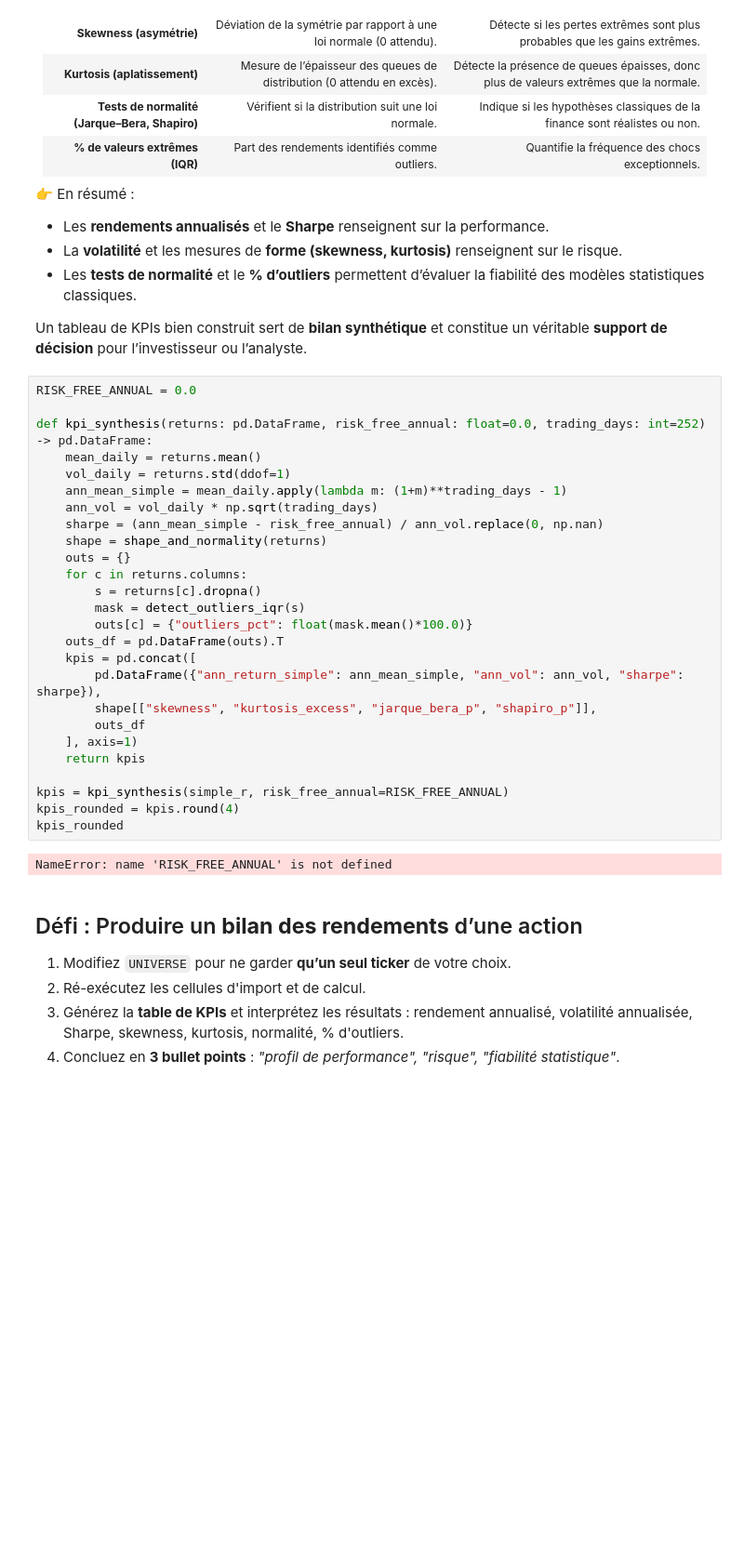
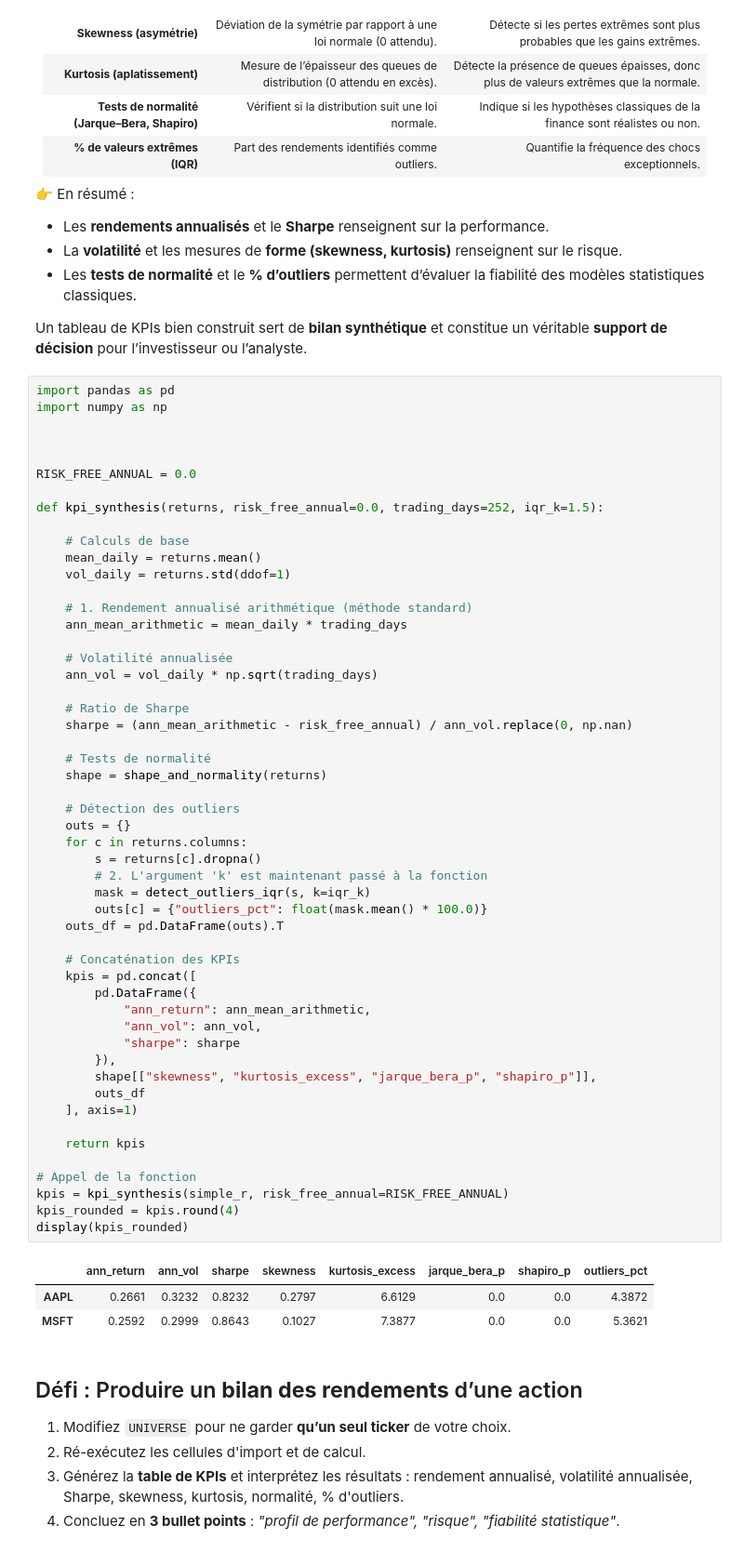
Before and after one commit to LinkedInLearning/statistique-finance-python_5492064, a Jupyter notebook: Codes/01_Analyse_Rendements_Financiers.ipynb, the cells around one changed output. Shown at 93% size. Cells and saved outputs as stored; diff of their text form; blank space fills up the shorter version.

```diff
--- a/Codes/01_Analyse_Rendements_Financiers.ipynb
+++ b/Codes/01_Analyse_Rendements_Financiers.ipynb
@@ -386,33 +425,61 @@ Ces indicateurs fournissent une vision globale du comportement d’un actif fina
 
 Un tableau de KPIs bien construit sert de **bilan synthétique** et constitue un véritable **support de décision** pour l’investisseur ou l’analyste.
 # %%
+import pandas as pd
+import numpy as np
+
+
+
 RISK_FREE_ANNUAL = 0.0
 
-def kpi_synthesis(returns: pd.DataFrame, risk_free_annual: float=0.0, trading_days: int=252) -> pd.DataFrame:
+def kpi_synthesis(returns, risk_free_annual=0.0, trading_days=252, iqr_k=1.5):
+
+    # Calculs de base
     mean_daily = returns.mean()
     vol_daily = returns.std(ddof=1)
-    ann_mean_simple = mean_daily.apply(lambda m: (1+m)**trading_days - 1)
+
+    # 1. Rendement annualisé arithmétique (méthode standard)
+    ann_mean_arithmetic = mean_daily * trading_days
+
+    # Volatilité annualisée
     ann_vol = vol_daily * np.sqrt(trading_days)
-    sharpe = (ann_mean_simple - risk_free_annual) / ann_vol.replace(0, np.nan)
+
+    # Ratio de Sharpe
+    sharpe = (ann_mean_arithmetic - risk_free_annual) / ann_vol.replace(0, np.nan)
+
+    # Tests de normalité
     shape = shape_and_normality(returns)
+
+    # Détection des outliers
     outs = {}
     for c in returns.columns:
         s = returns[c].dropna()
-        mask = detect_outliers_iqr(s)
-        outs[c] = {"outliers_pct": float(mask.mean()*100.0)}
+        # 2. L'argument 'k' est maintenant passé à la fonction
+        mask = detect_outliers_iqr(s, k=iqr_k)
+        outs[c] = {"outliers_pct": float(mask.mean() * 100.0)}
     outs_df = pd.DataFrame(outs).T
+
+    # Concaténation des KPIs
     kpis = pd.concat([
-        pd.DataFrame({"ann_return_simple": ann_mean_simple, "ann_vol": ann_vol, "sharpe": sharpe}),
+        pd.DataFrame({
+            "ann_return": ann_mean_arithmetic,
+            "ann_vol": ann_vol,
+            "sharpe": sharpe
+        }),
         shape[["skewness", "kurtosis_excess", "jarque_bera_p", "shapiro_p"]],
         outs_df
     ], axis=1)
+
     return kpis
 
+# Appel de la fonction
 kpis = kpi_synthesis(simple_r, risk_free_annual=RISK_FREE_ANNUAL)
 kpis_rounded = kpis.round(4)
-kpis_rounded
+display(kpis_rounded)
 # %% [output]
-NameError: name 'RISK_FREE_ANNUAL' is not defined
+|  | ann_return | ann_vol | sharpe | skewness | kurtosis_excess | jarque_bera_p | shapiro_p | outliers_pct |
+| AAPL | 0.2661 | 0.3232 | 0.8232 | 0.2797 | 6.6129 | 0.0 | 0.0 | 4.3872 |
+| MSFT | 0.2592 | 0.2999 | 0.8643 | 0.1027 | 7.3877 | 0.0 | 0.0 | 5.3621 |
 # %% [markdown]
 
 ##  Défi : Produire un **bilan des rendements** d’une action
```
Also changed, not shown: parts of 27 cells of this notebook.
